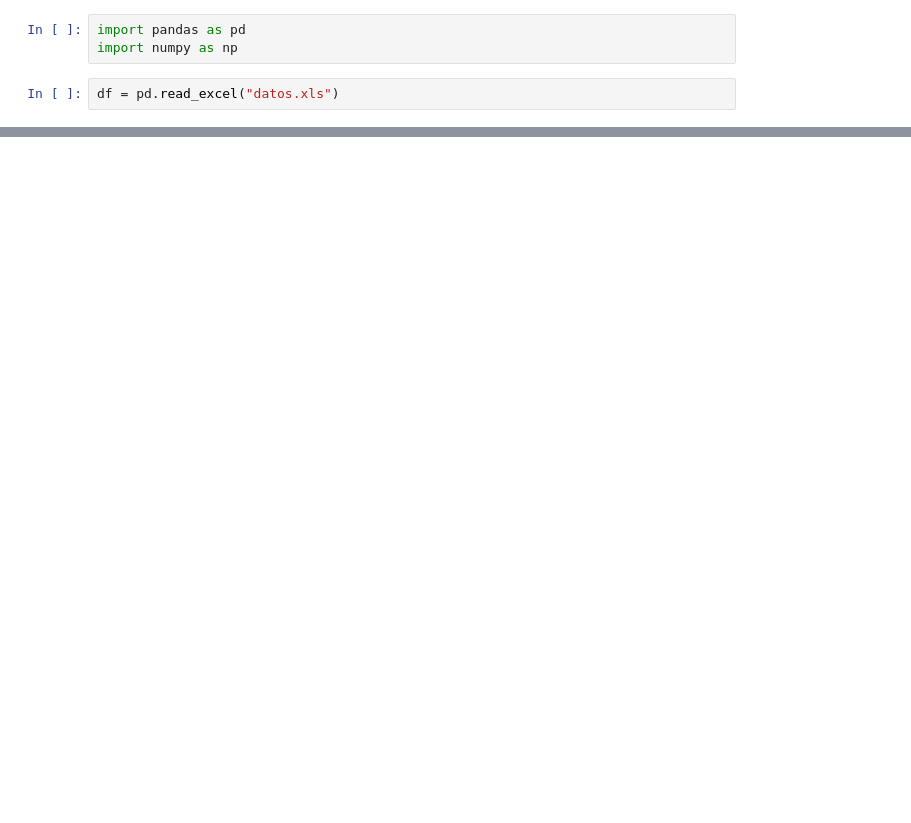
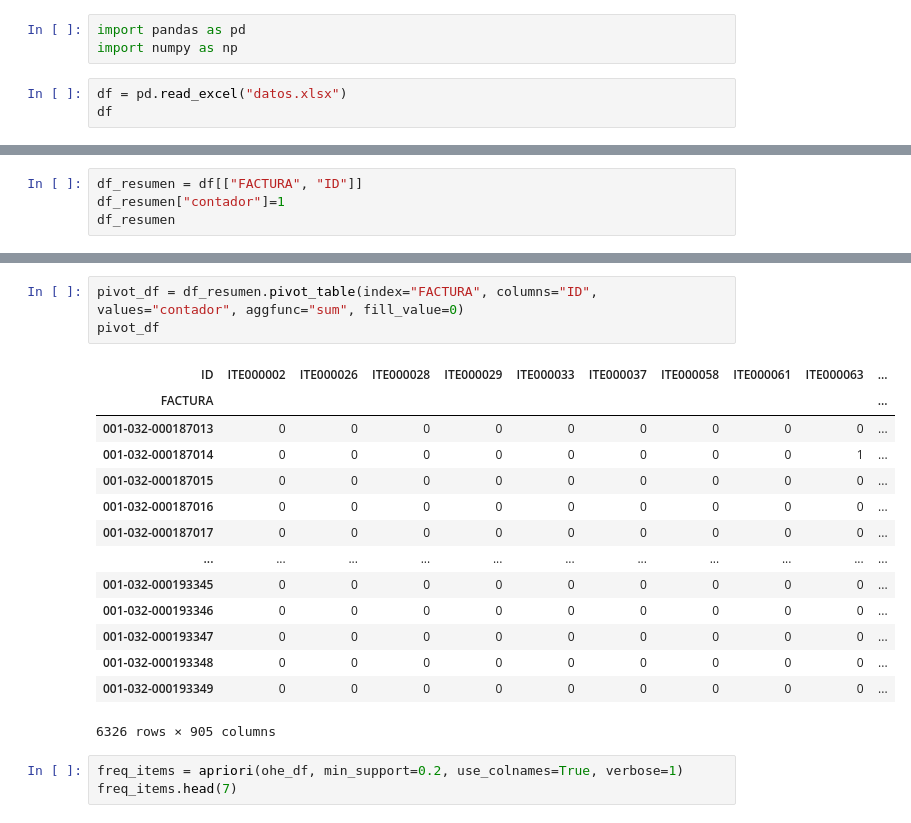
Before and after one commit to jluisorellanar/Relaciones-productos, a Jupyter notebook: Relaciones.ipynb, the cells around one changed output, grey strips where cells are left out. Saved outputs shown, nothing was run; the diff lists cells and outputs as text; blank space fills up the shorter version.

Commit message:
semi limpiamos los datos y casi hacemos las relaciones

```diff
--- a/Relaciones.ipynb
+++ b/Relaciones.ipynb
@@ -2,4 +2,5 @@
 import pandas as pd
 import numpy as np
 # %%
-df = pd.read_excel("datos.xls")
+df = pd.read_excel("datos.xlsx")
+df
@@ -14,0 +71,4 @@ df.head()
+# %%
+df_resumen = df[["FACTURA", "ID"]]
+df_resumen["contador"]=1
+df_resumen
@@ -14,0 +94,21 @@ df.head()
+# %%
+pivot_df = df_resumen.pivot_table(index="FACTURA", columns="ID", values="contador", aggfunc="sum", fill_value=0)
+pivot_df
+# %% [output]
+| ID | ITE000002 | ITE000026 | ITE000028 | ITE000029 | ITE000033 | ITE000037 | ITE000058 | ITE000061 | ITE000063 | ... |
+| FACTURA |  |  |  |  |  |  |  |  |  | ... |
+| 001-032-000187013 | 0 | 0 | 0 | 0 | 0 | 0 | 0 | 0 | 0 | ... |
+| 001-032-000187014 | 0 | 0 | 0 | 0 | 0 | 0 | 0 | 0 | 1 | ... |
+| 001-032-000187015 | 0 | 0 | 0 | 0 | 0 | 0 | 0 | 0 | 0 | ... |
+| 001-032-000187016 | 0 | 0 | 0 | 0 | 0 | 0 | 0 | 0 | 0 | ... |
+| 001-032-000187017 | 0 | 0 | 0 | 0 | 0 | 0 | 0 | 0 | 0 | ... |
+| ... | ... | ... | ... | ... | ... | ... | ... | ... | ... | ... |
+| 001-032-000193345 | 0 | 0 | 0 | 0 | 0 | 0 | 0 | 0 | 0 | ... |
+| 001-032-000193346 | 0 | 0 | 0 | 0 | 0 | 0 | 0 | 0 | 0 | ... |
+| 001-032-000193347 | 0 | 0 | 0 | 0 | 0 | 0 | 0 | 0 | 0 | ... |
+| 001-032-000193348 | 0 | 0 | 0 | 0 | 0 | 0 | 0 | 0 | 0 | ... |
+| 001-032-000193349 | 0 | 0 | 0 | 0 | 0 | 0 | 0 | 0 | 0 | ... |
+6326 rows × 905 columns
+# %%
+freq_items = apriori(ohe_df, min_support=0.2, use_colnames=True, verbose=1)
+freq_items.head(7)
```
Also changed, not shown: parts of 7 cells of this notebook, 3 other files.
